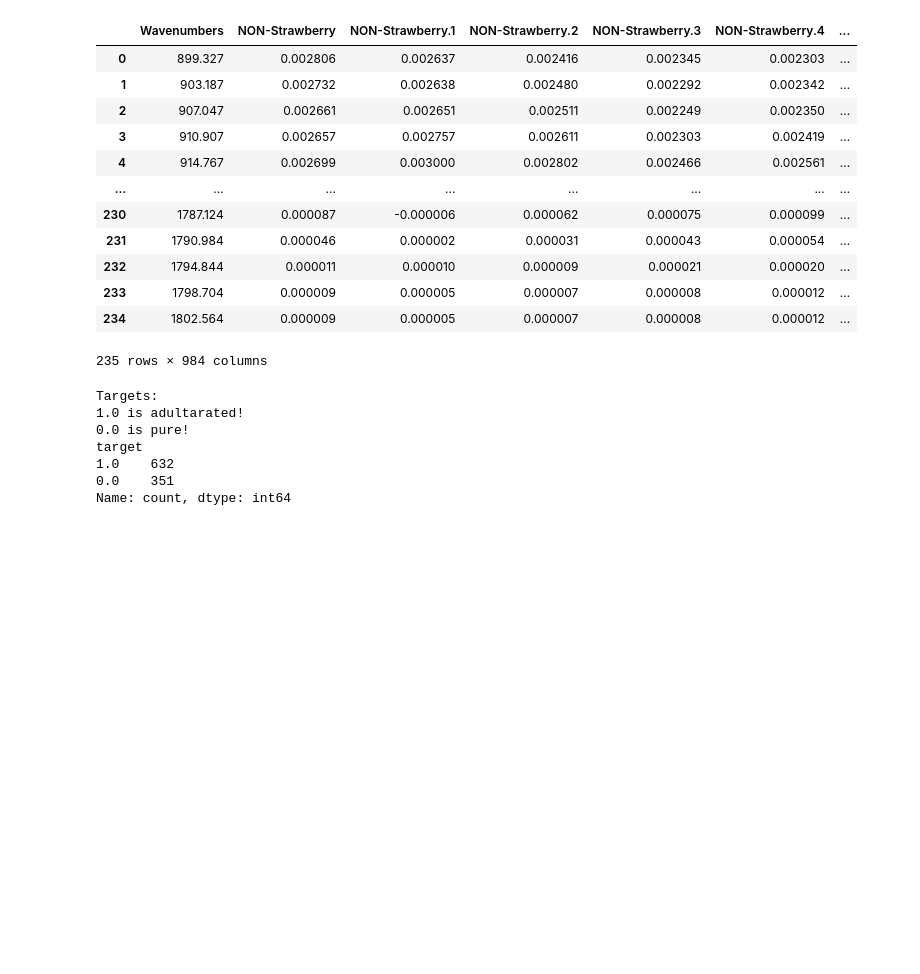
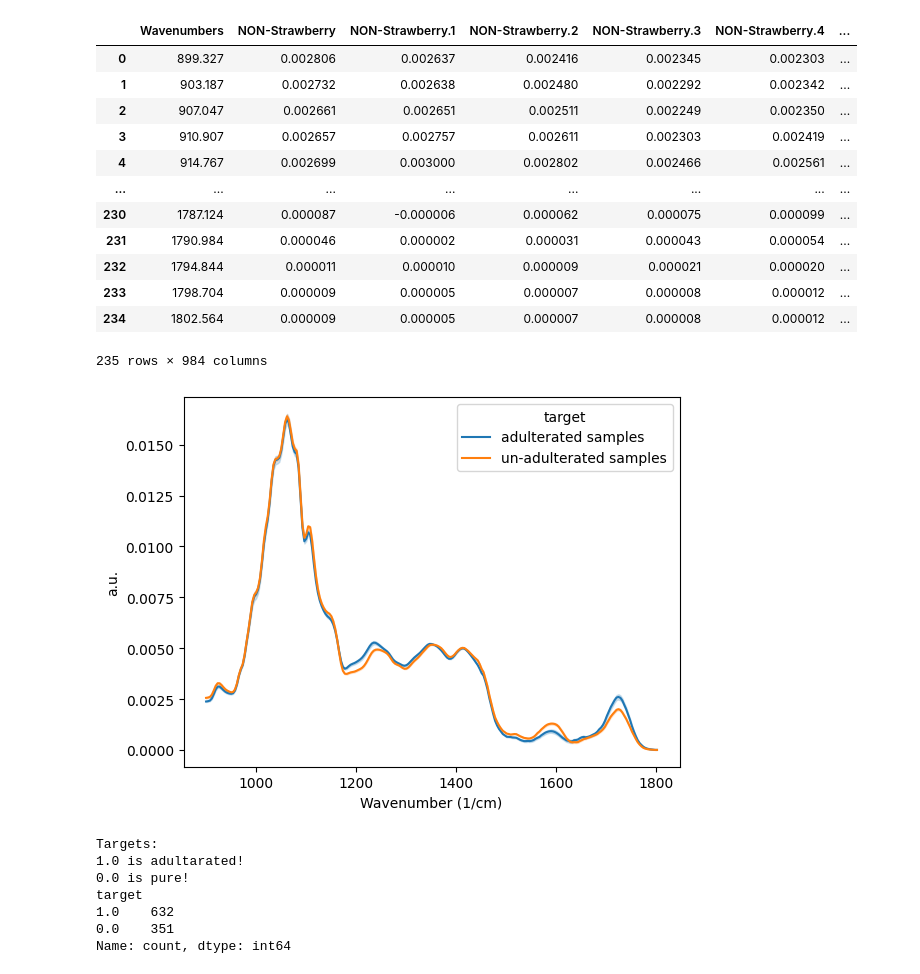
Before and after one commit to karol-pa/Spectra_Classification_Exercises, a Jupyter notebook: exercise.ipynb, the cells around one changed output. Cells and saved outputs as stored; diff of their text form; code cells hidden in the pictures; blank space fills up the shorter version.

```diff
--- a/exercise.ipynb
+++ b/exercise.ipynb
@@ -48,6 +48,19 @@ df0
 | 233 | 1798.704 | 0.000009 | 0.000005 | 0.000007 | 0.000008 | 0.000012 | ... |
 | 234 | 1802.564 | 0.000009 | 0.000005 | 0.000007 | 0.000008 | 0.000012 | ... |
 235 rows × 984 columns
+# %%
+df_plot = pd.melt(df0, ['Wavenumbers'])
+df_plot.loc[df_plot['variable'].str.contains('NON'),'target']='adulterated samples'
+df_plot.loc[~df_plot['variable'].str.contains('NON'),'target']='un-adulterated samples'
+
+sns.lineplot(df_plot, x='Wavenumbers', y='value', hue='target')
+plt.xlabel("Wavenumber (1/cm)")
+plt.ylabel("a.u.")
+
+
+plt.show()
+# %% [output]
+[figure, added]
 # %%
 df = df0.T
 
```
Also changed, not shown: parts of 3 cells of this notebook, 1 other file.
